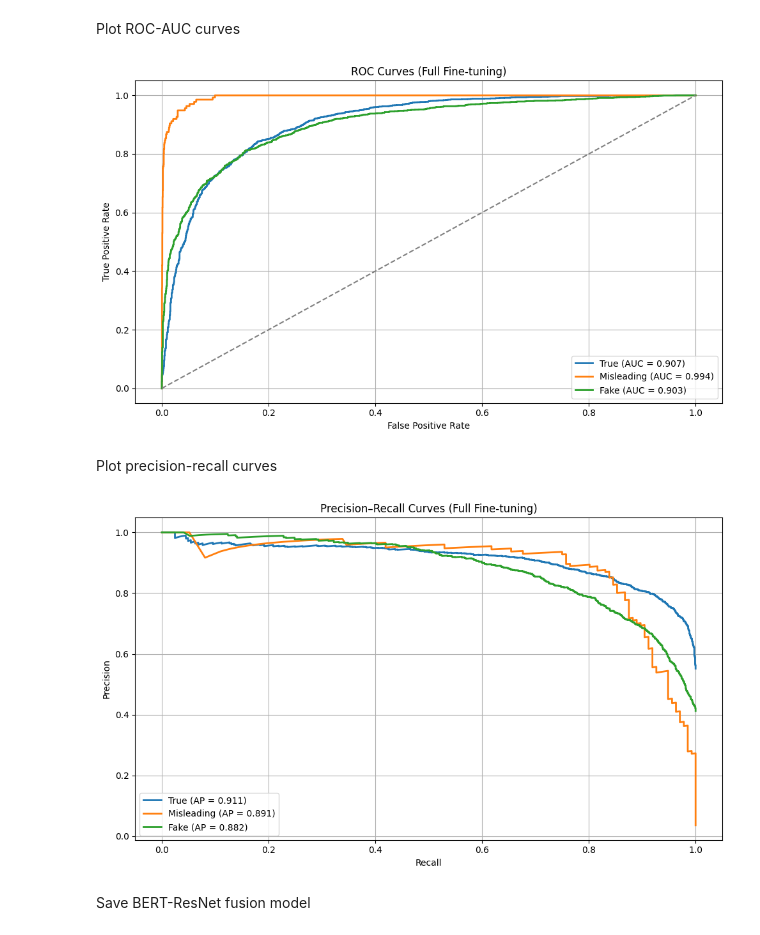
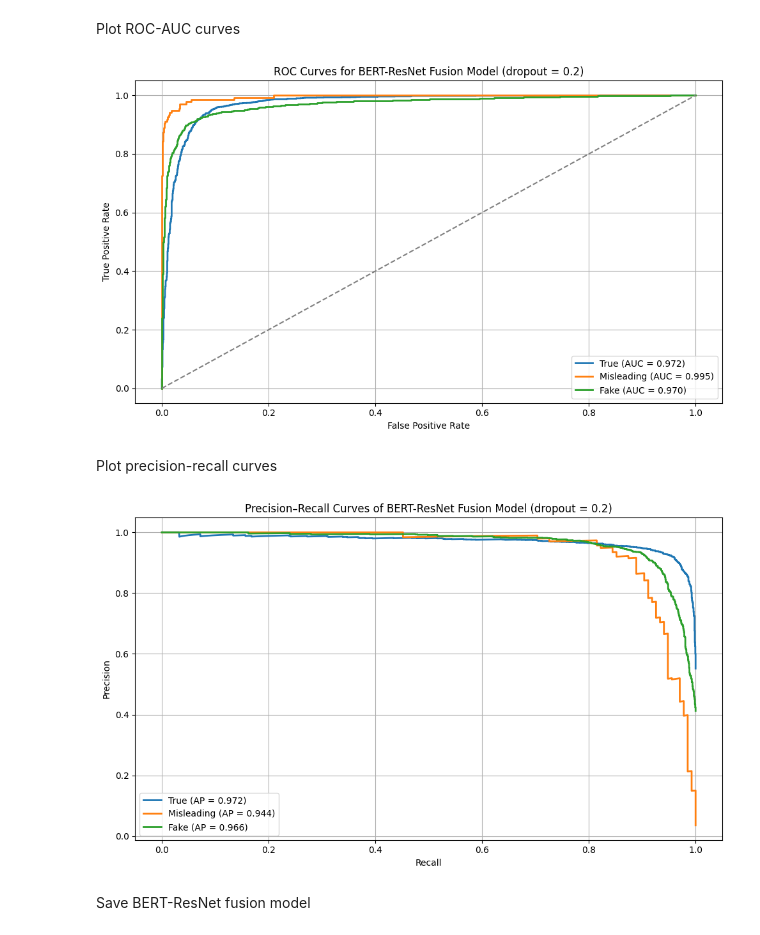
Before and after one commit to isabellachong/multimodal-fake-news-detection, a Jupyter notebook: scripts/Bert_ResNet.ipynb, the cells around one changed output. Saved outputs shown, nothing was run; the diff lists cells and outputs as text; code cells hidden in the pictures.

```diff
--- a/scripts/Bert_ResNet.ipynb
+++ b/scripts/Bert_ResNet.ipynb
@@ -992,34 +992,34 @@ for i, name in enumerate(label_names):
 plt.plot([0, 1], [0, 1], color="gray", linestyle="--")
 plt.xlabel("False Positive Rate")
 plt.ylabel("True Positive Rate")
-plt.title("ROC Curves (Full Fine-tuning)")
+plt.title("ROC Curves for BERT-ResNet Fusion Model (dropout = 0.2)")
 plt.legend(loc="lower right")
 plt.grid(True)
 plt.tight_layout()
 plt.show()
 # %% [output]
-[figure, old version]
+[figure, new version]
 # %% [markdown]
 Plot precision-recall curves
 # %%
 # plot precision-recall curves
 precision, recall, avg_precision = {}, {}, {}
 for i in range(n_classes):
     precision[i], recall[i], _ = precision_recall_curve(y_true_bin[:, i], all_probs[:, i])
     avg_precision[i] = average_precision_score(y_true_bin[:, i], all_probs[:, i])
 
 plt.figure(figsize=(10, 6))
 for i, name in enumerate(label_names):
     plt.plot(recall[i], precision[i], lw=2, label=f"{name} (AP = {avg_precision[i]:.3f})")
 plt.xlabel("Recall")
 plt.ylabel("Precision")
-plt.title("Precision–Recall Curves (Full Fine-tuning)")
+plt.title("Precision–Recall Curves of BERT-ResNet Fusion Model (dropout = 0.2)")
 plt.legend(loc="lower left")
 plt.grid(True)
 plt.tight_layout()
 plt.show()
 # %% [output]
-[figure, old version]
+[figure, new version]
 # %% [markdown]
 Save BERT-ResNet fusion model
 # %%
```
Also changed, not shown: parts of 14 cells of this notebook, 1 other file.
